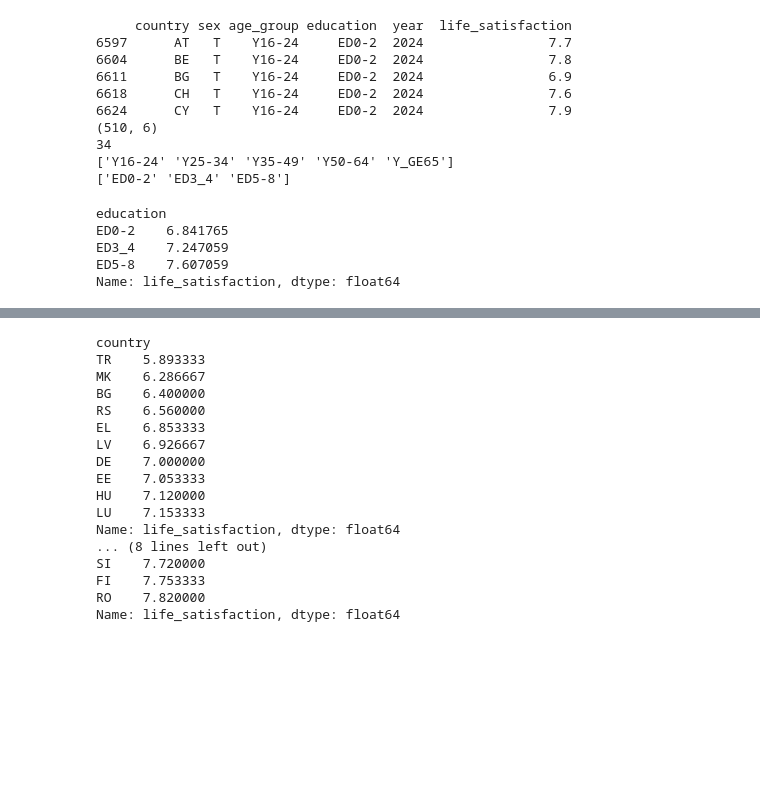
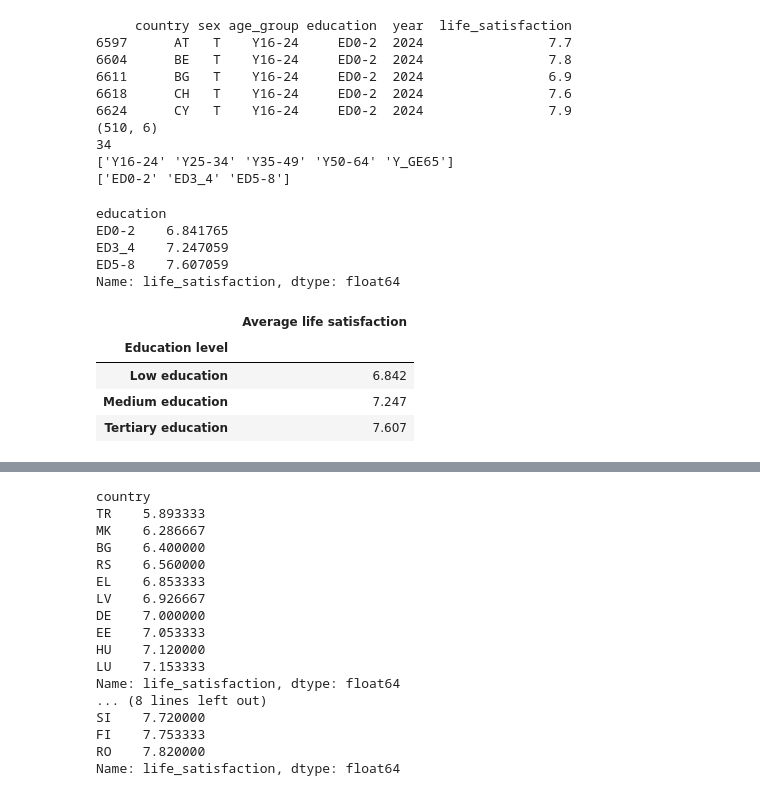
Before and after one commit to lisaanselme-tech/projet-python, a Jupyter notebook: Project.ipynb, the cells around one changed output, grey strips where cells are left out. Drawn from its saved outputs; the diff is of its cells as text; code cells hidden in the pictures; blank space fills up the shorter version.

```diff
--- a/Project.ipynb
+++ b/Project.ipynb
@@ -145,13 +145,36 @@ print(df_filtered["education"].unique())
 # %%
 #calculate the mean life satisfaction by education level
 mean_by_education = df_filtered.groupby("education")["life_satisfaction"].mean().sort_values()
 print(mean_by_education)
+
+education_labels = {
+    "ED0-2": "Low education",
+    "ED3_4": "Medium education",
+    "ED5-8": "Tertiary education"
+}
+
+mean_by_education_table = (
+    mean_by_education.rename(index=education_labels)
+    .rename("Average life satisfaction")
+    .to_frame()
+)
+mean_by_education_table.index.name = "Education level"
+mean_by_education_table = mean_by_education_table.round(3)
+
+display(mean_by_education_table)
+
+mean_by_education_table.to_csv("table_mean_life_satisfaction_by_education.csv")
 # %% [output]
 education
 ED0-2    6.841765
 ED3_4    7.247059
 ED5-8    7.607059
 Name: life_satisfaction, dtype: float64
+|  | Average life satisfaction |
+| Education level |  |
+| Low education | 6.842 |
+| Medium education | 7.247 |
+| Tertiary education | 7.607 |
 # %%
 #calculate the mean life satisfaction by age group
 mean_by_age = df_filtered.groupby("age_group")["life_satisfaction"].mean().sort_values()
```
Also changed, not shown: parts of 7 cells of this notebook, 12 other files.
